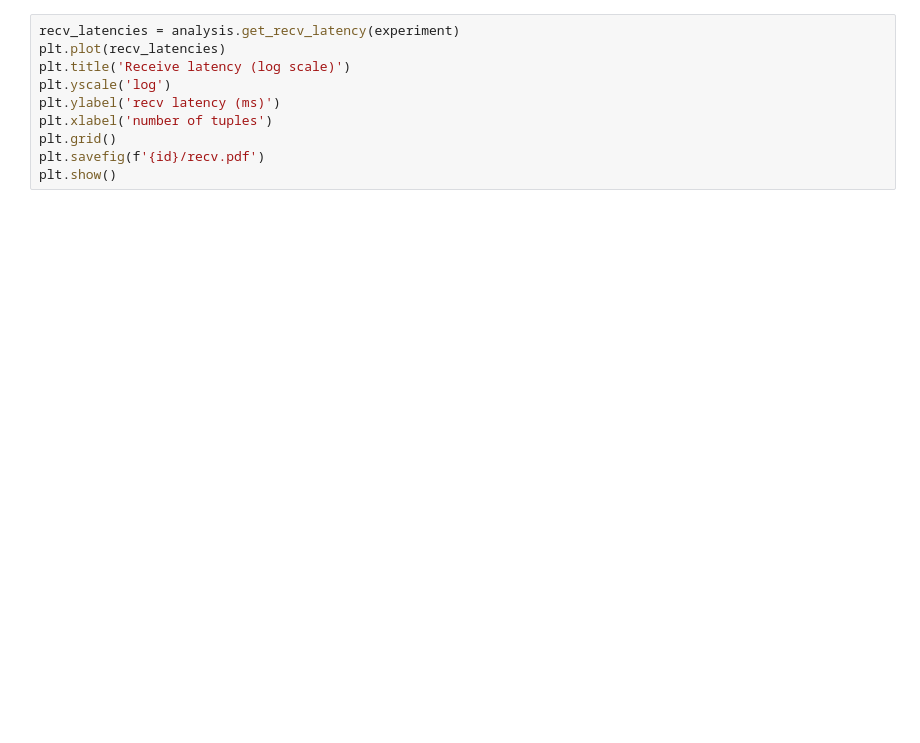
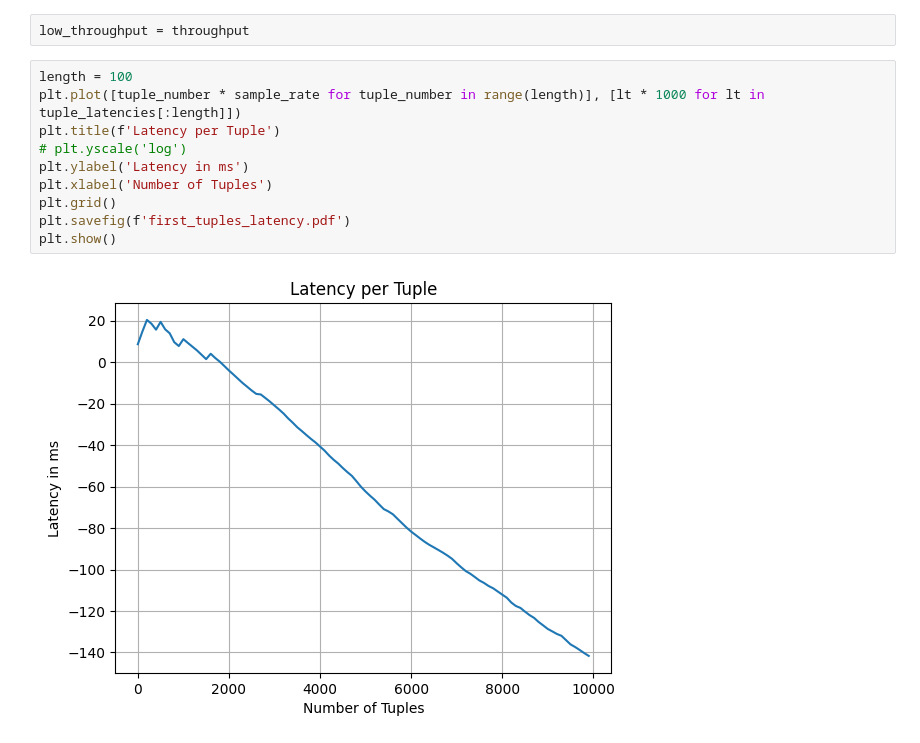
Before and after one commit to tipa12/unikernel-BDSProj, a Jupyter notebook: evaluation/evaluation.ipynb, the cells around one changed output. Drawn from its saved outputs; the diff is of its cells as text; blank space fills up the shorter version.

```diff
--- a/evaluation/evaluation.ipynb
+++ b/evaluation/evaluation.ipynb
@@ -11,10 +134,14 @@ experiment = experiment.load_experiment(id)
+# %%
+low_throughput = throughput
 # %%
-recv_latencies = analysis.get_recv_latency(experiment)
-plt.plot(recv_latencies)
-plt.title('Receive latency (log scale)')
-plt.yscale('log')
-plt.ylabel('recv latency (ms)')
-plt.xlabel('number of tuples')
+length = 100
+plt.plot([tuple_number * sample_rate for tuple_number in range(length)], [lt * 1000 for lt in tuple_latencies[:length]])
+plt.title(f'Latency per Tuple')
+# plt.yscale('log')
+plt.ylabel('Latency in ms')
+plt.xlabel('Number of Tuples')
 plt.grid()
-plt.savefig(f'{id}/recv.pdf')
+plt.savefig(f'first_tuples_latency.pdf')
 plt.show()
+# %% [output]
+[figure, added]
```
Also changed, not shown: parts of 25 cells of this notebook, 2 other files.
